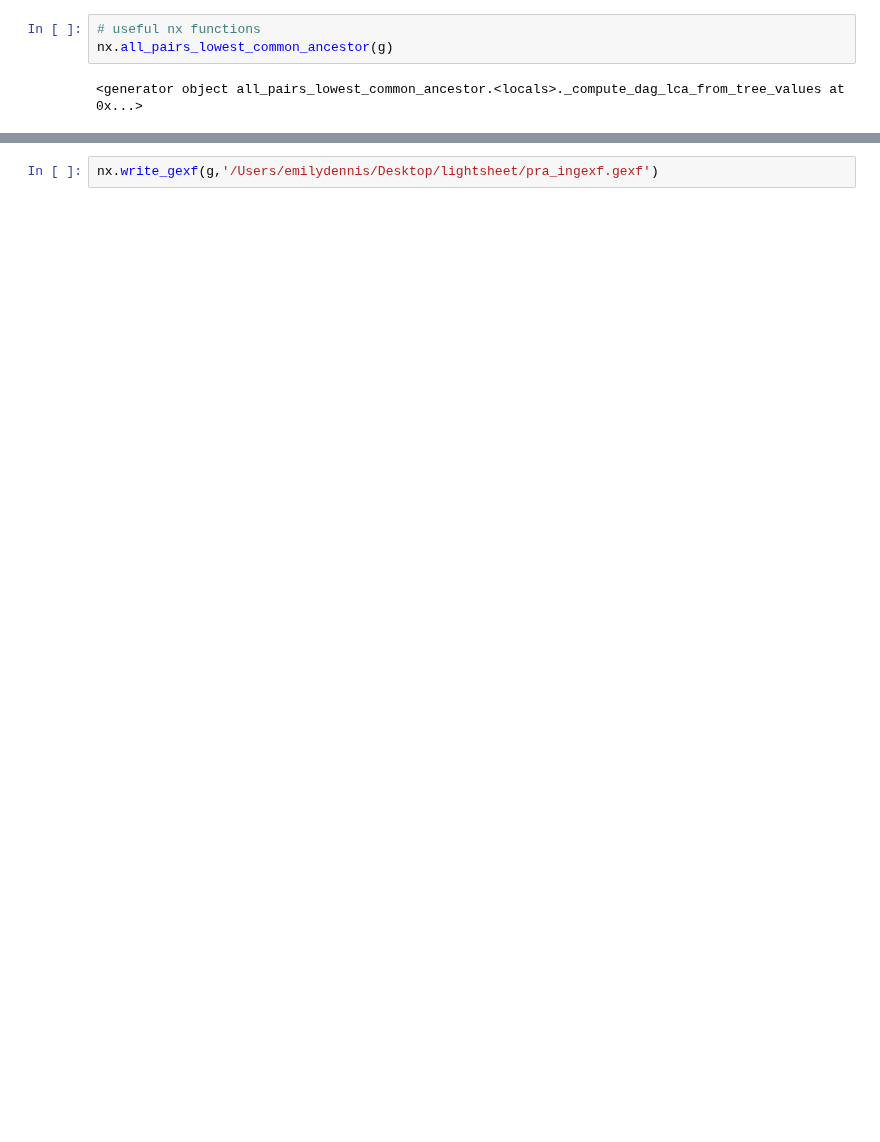
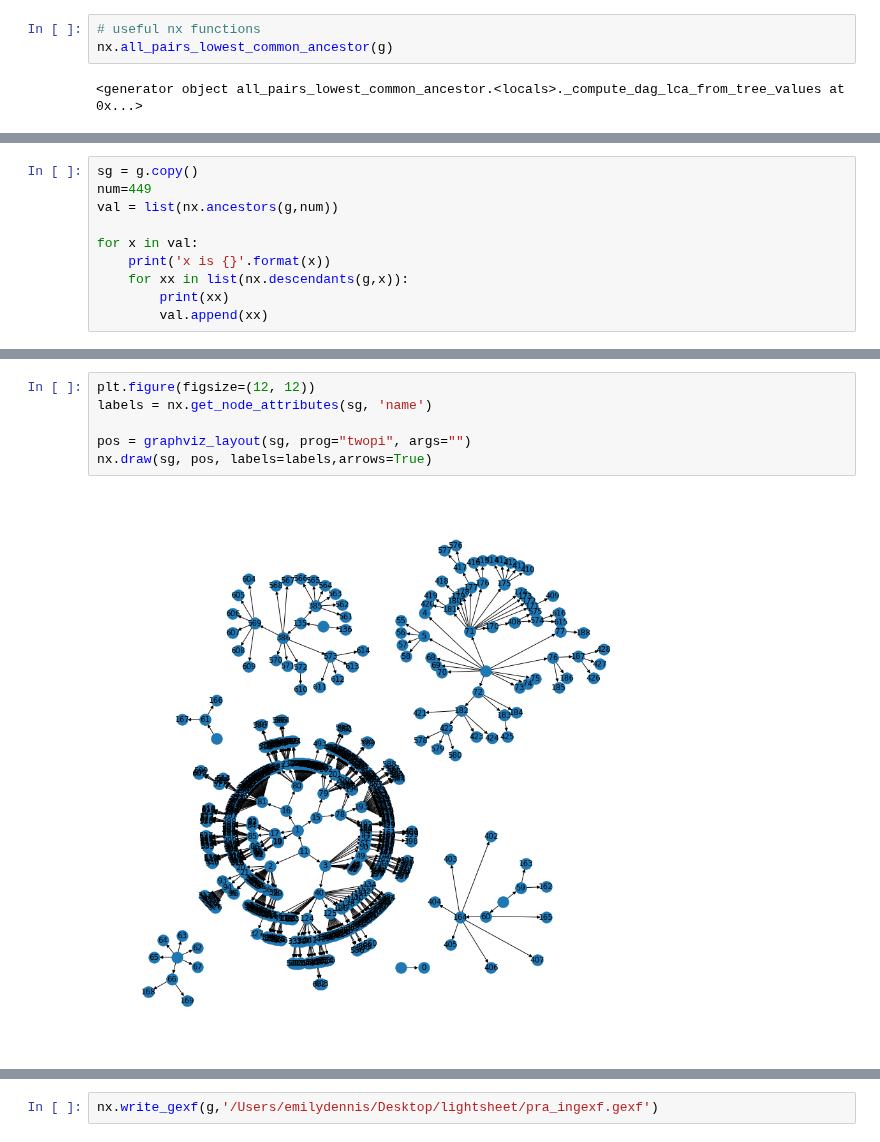
Before and after one commit to PrincetonUniversity/BrainPipe, a Jupyter notebook: tools/analysis/analysis_label_hierarchies_nick.ipynb, the cells around one changed output, grey strips where cells are left out. Cells and saved outputs as stored; diff of their text form; blank space fills up the shorter version.

```diff
--- a/tools/analysis/analysis_label_hierarchies_nick.ipynb
+++ b/tools/analysis/analysis_label_hierarchies_nick.ipynb
@@ -64,0 +70,10 @@ for x in nx.dfs_edges(g,0,0):
+# %%
+sg = g.copy()
+num=449
+val = list(nx.ancestors(g,num))
+
+for x in val:
+    print('x is {}'.format(x))
+    for xx in list(nx.descendants(g,x)):
+        print(xx)
+        val.append(xx)
@@ -64,0 +100,8 @@ for x in nx.dfs_edges(g,0,0):
+# %%
+plt.figure(figsize=(12, 12))
+labels = nx.get_node_attributes(sg, 'name')
+
+pos = graphviz_layout(sg, prog="twopi", args="")
+nx.draw(sg, pos, labels=labels,arrows=True)
+# %% [output]
+[figure, added]
```
Also changed, not shown: parts of 16 cells of this notebook.
